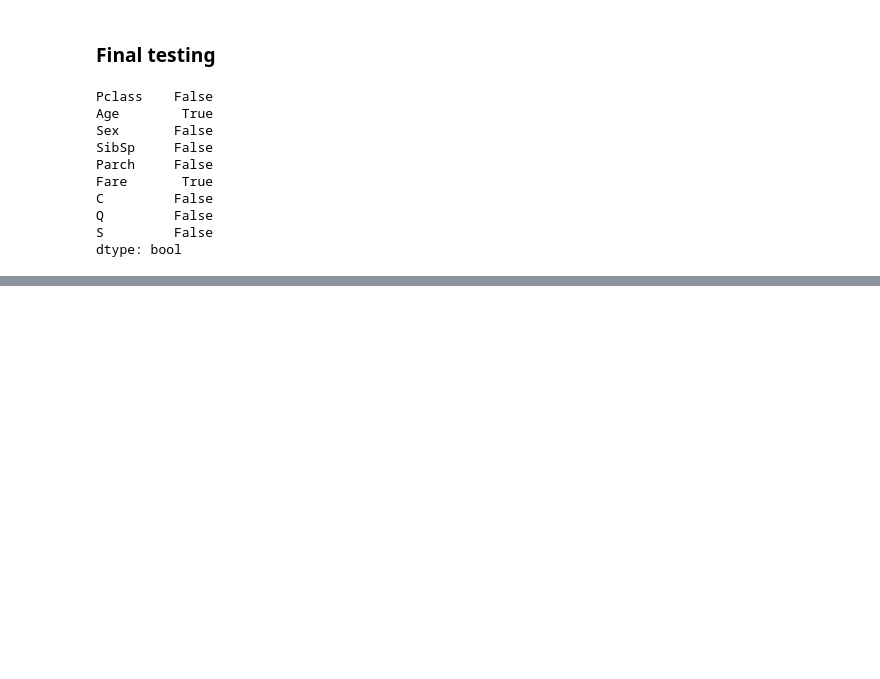
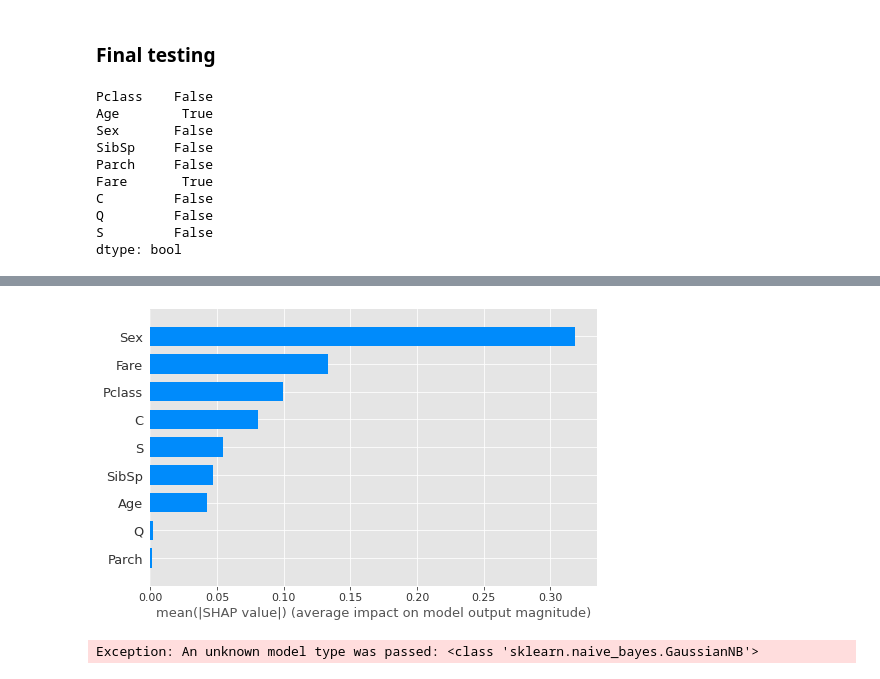
Before and after one commit to jccf12/practical_data_science, a Jupyter notebook: challenge1/PDS Challenge 1.ipynb, the cells around one changed output, grey strips where cells are left out. Cells and saved outputs as stored; diff of their text form; code cells hidden in the pictures; blank space fills up the shorter version.

```diff
--- a/challenge1/PDS Challenge 1.ipynb
+++ b/challenge1/PDS Challenge 1.ipynb
@@ -364,0 +374,12 @@ for i in range(4):
+# %%
+explainer = shap.LinearExplainer(linearSVC, X_train, feature_dependence="independent")
+shap_values = explainer.shap_values(X_test)
+shap.summary_plot(shap_values, X_train, plot_type="bar")
+# %% [output]
+[figure, added]
+# %%
+explainer = shap.LinearExplainer(gaussianNB, X_train, feature_dependence="independent")
+shap_values = explainer.shap_values(X_test)
+shap.summary_plot(shap_values, X_train, plot_type="bar")
+# %% [output]
+Exception: An unknown model type was passed: <class 'sklearn.naive_bayes.GaussianNB'>
```
Also changed, not shown: parts of 3 cells of this notebook, 18 other files.
